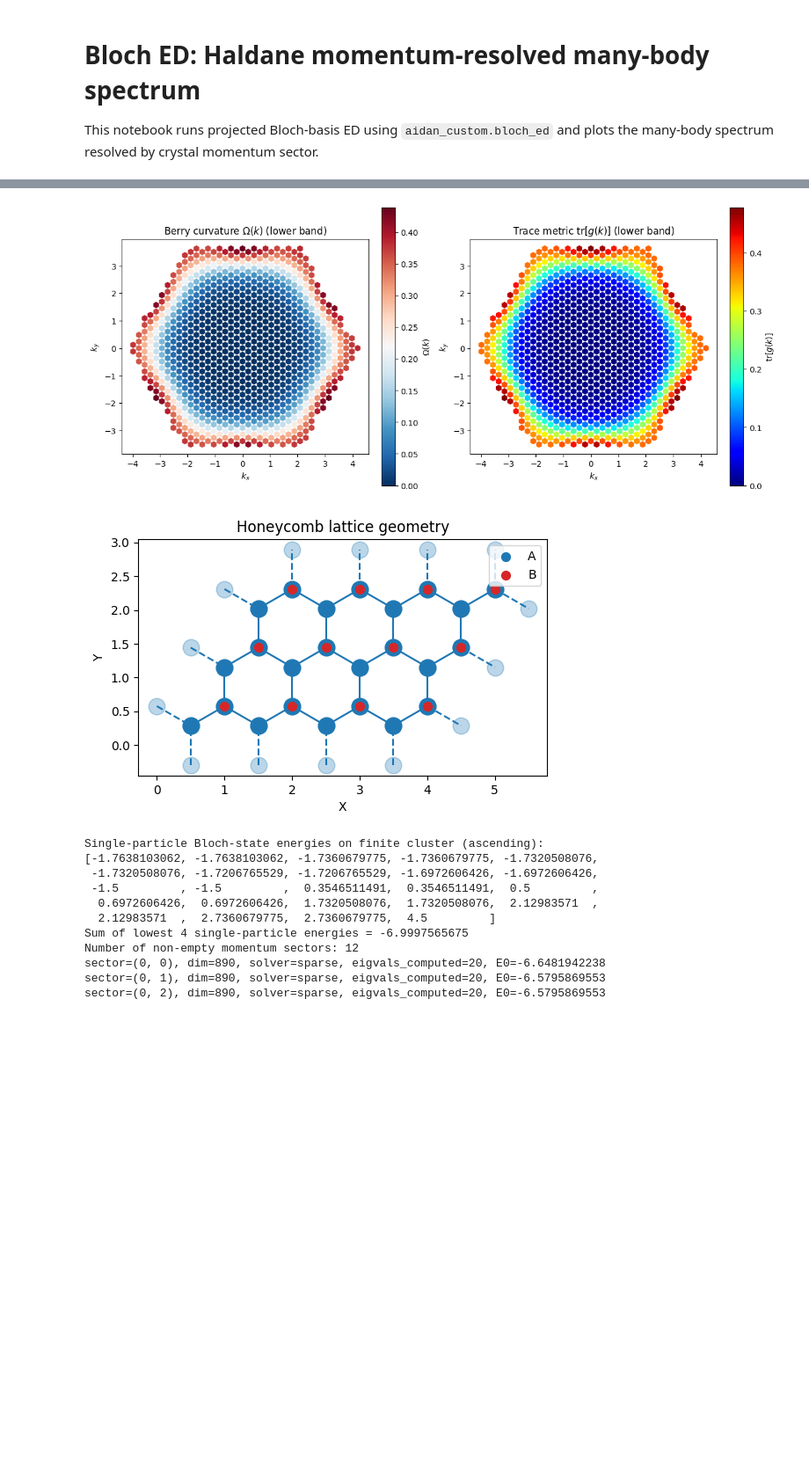
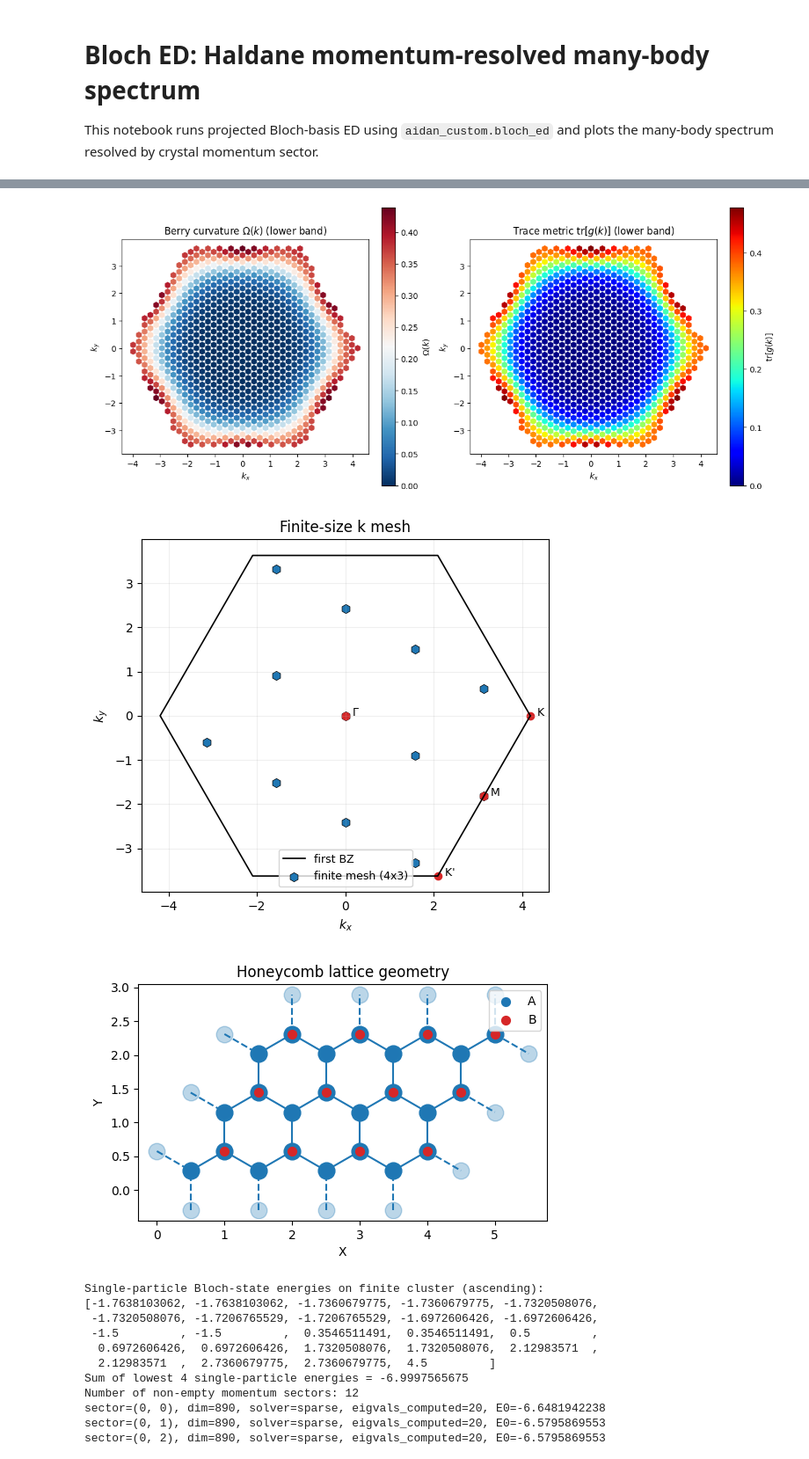
Before and after one commit to AidanReddy/netket, a Jupyter notebook: notebooks/bloch_ed_haldane.ipynb, the cells around one changed output, grey strips where cells are left out. Shown at 88% size. Saved outputs shown, nothing was run; the diff lists cells and outputs as text; code cells hidden in the pictures; blank space fills up the shorter version.

```diff
--- a/notebooks/bloch_ed_haldane.ipynb
+++ b/notebooks/bloch_ed_haldane.ipynb
@@ -162,35 +162,64 @@ axes[1].set_title(r"Trace metric $\mathrm{tr}[g(k)]$ (lower band)")
 axes[1].set_xlabel(r"$k_x$")
 axes[1].set_ylabel(r"$k_y$")
 axes[1].set_aspect("equal", "box")
 fig.colorbar(sc1, ax=axes[1], label=r"$\mathrm{tr}[g(k)]$")
 plt.show()
 
-# 4) Real-space lattice geometry
+# 4) Finite-size reciprocal mesh for this ED cluster
+k_mesh_finite = sample_shortest_representative_bz(Lx, Ly, b1, b2, unique=True)
+fig, ax = plt.subplots(figsize=(6, 5))
+ax.plot(bz_hex_closed[:, 0], bz_hex_closed[:, 1], color="black", lw=1.2, label="first BZ")
+ax.scatter(
+    k_mesh_finite[:, 0],
+    k_mesh_finite[:, 1],
+    s=55,
+    c="tab:blue",
+    marker="h",
+    edgecolors="black",
+    linewidths=0.5,
+    label=f"finite mesh ({Lx}x{Ly})",
+)
+ax.scatter([gamma[0], k_node[0], m_node[0], kp_node[0]], [gamma[1], k_node[1], m_node[1], kp_node[1]], s=35, c="tab:red")
+ax.text(gamma[0], gamma[1], "  $\Gamma$", fontsize=9)
+ax.text(k_node[0], k_node[1], "  K", fontsize=9)
+ax.text(m_node[0], m_node[1], "  M", fontsize=9)
+ax.text(kp_node[0], kp_node[1], "  K'", fontsize=9)
+ax.set_aspect("equal", "box")
+ax.set_xlabel(r"$k_x$")
+ax.set_ylabel(r"$k_y$")
+ax.set_title("Finite-size k mesh")
+ax.grid(alpha=0.2)
+ax.legend(loc="best", fontsize=9)
+plt.tight_layout()
+plt.show()
+
+# 5) Real-space lattice geometry
 graph = nk.graph.Honeycomb(extent=[Lx, Ly], pbc=True)
 ax = graph.draw(
     distance_order=1,
     draw_text=False,
     draw_basis_vectors=False,
     draw_unit_cell=False,
     node_size=180,
     figsize=(6, 6),
     show=False,
 )
 coords = graph.basis_coords
 positions = graph.positions
 a_sites = coords[:, 2] == 0
 b_sites = coords[:, 2] == 1
 ax.scatter(positions[a_sites, 0], positions[a_sites, 1], s=50, c="tab:blue", label="A", zorder=5)
 ax.scatter(positions[b_sites, 0], positions[b_sites, 1], s=50, c="tab:red", label="B", zorder=5)
 ax.set_title("Honeycomb lattice geometry")
 ax.legend(loc="upper right")
 plt.show()
 # %% [output]
 [figure]
 Estimated Chern number (lower band) = 1.0000000000
 Estimated quantum weight (lower band) = 1.0664954341
 [figure]
-[figure, old version]
+[figure, new version]
+[figure, added]
 # %%
 projected_hamiltonian = build_haldane_projected_hamiltonian(
     Lx=Lx,
```
Also changed, not shown: parts of 3 cells of this notebook, 12 other files.
